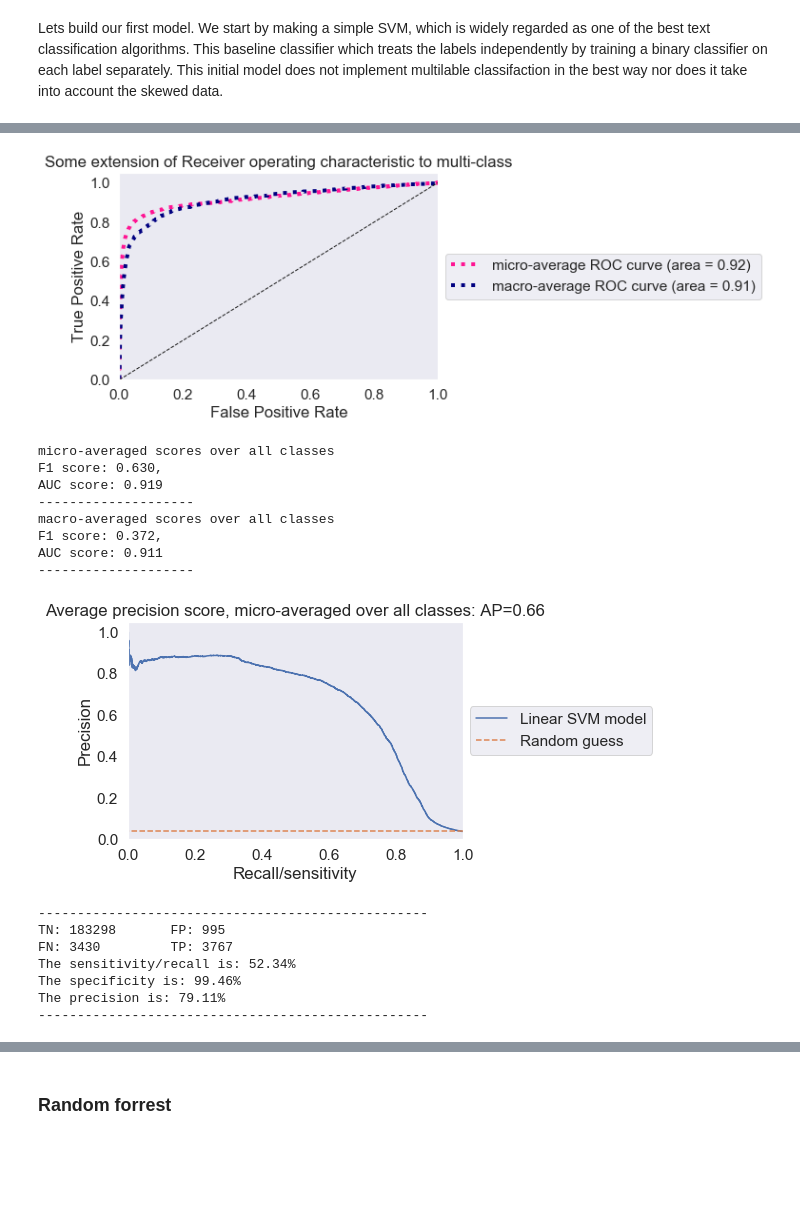
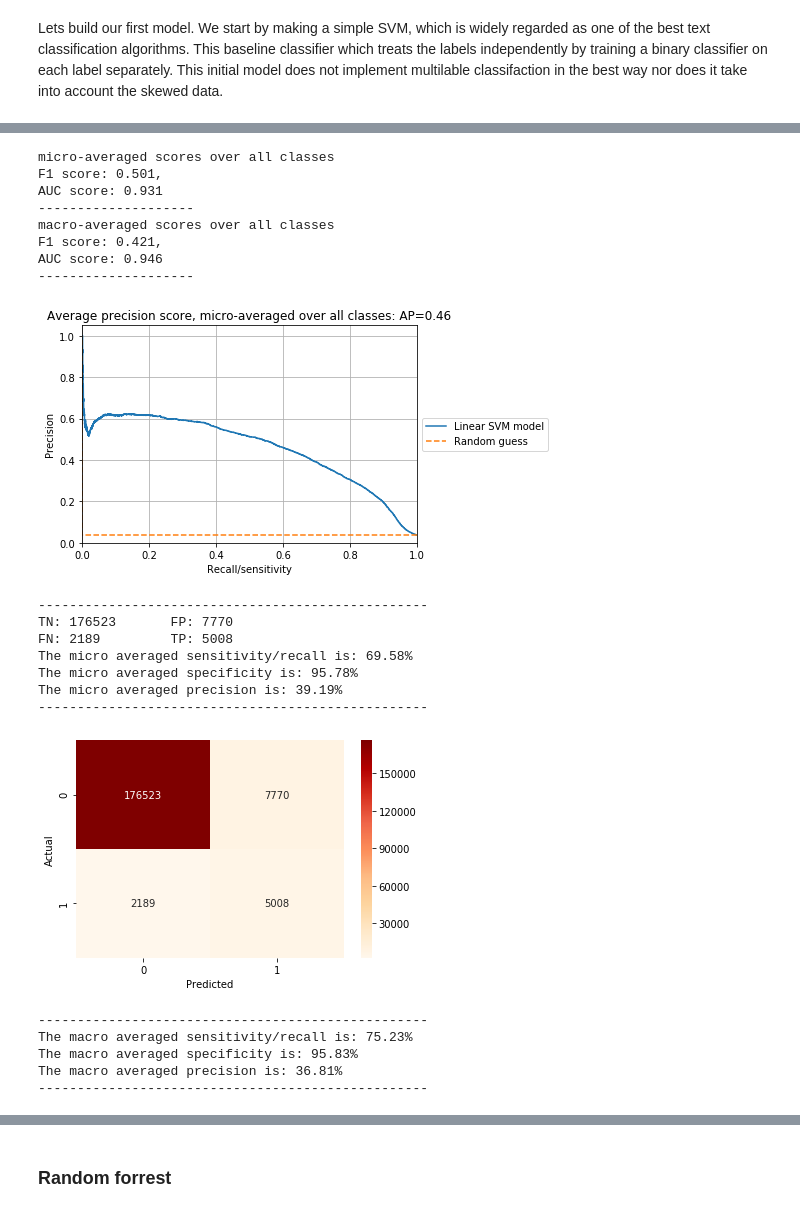
Before and after one commit to peturjokull/Gervigreind-Lokaverkefni, a Jupyter notebook: numi.ipynb, the cells around one changed output, grey strips where cells are left out. Drawn from its saved outputs; the diff is of its cells as text; code cells hidden in the pictures; blank space fills up the shorter version.

```diff
--- a/numi.ipynb
+++ b/numi.ipynb
@@ -143,7 +176,7 @@ def get_row_accuracy(y_true, y_pred):
     return np.average(np.where(acc == 6, 1, 0), axis = 0)
 
 n,m = y_train_np.shape
-y_pred = np.zeros(n)
+y_pred_mat = np.zeros((n,m))
 
 rowindx, colindx = np.nonzero(y_train_np)
 rwi = np.unique(rowindx)
@@ -156,5 +189,9 @@ rwi = np.unique(rowindx)
 # #     print('-'*100)
 
 print('All-zero guess row accuracy on data is: {:.2%}'.format(get_row_accuracy(y_train_np, y_pred_mat)))
+mat = confusion_matrix(y_train_np.ravel(), y_pred_mat.ravel())
+fpr, tpr, _ = roc_curve(y_train_np.ravel(), y_pred_mat.ravel())
+roc_auc = auc(fpr, tpr)
+print(roc_auc)
 # %% [output]
 All-zero guess row accuracy on data is: 89.89%
@@ -420,22 +480,18 @@ Giving the validation accuracy: 90.61%
 # %%
 %%time
-def vectorize_data(X_train_):
-    vectorizer = CountVectorizer( max_df=0.95, min_df=2, max_features = None, stop_words='english')
-    tfidf_transformer = TfidfTransformer()
-    X_train_counts = vectorizer.fit_transform(X_train_.ravel())
-    X_train_tfidf = tfidf_transformer.fit_transform(X_train_counts)
-    return X_train_tfidf, vectorizer
 
 # Tekur ca 8min að keyra á 50þus train size
+# Tekur ca 2min að keyra á 15þus train size
+
+train_size = 15000
 print('Training size', train_size)
 print('Using optimal C: {}'.format(linearOptC))
 
-train_size = 15000
 X_train_reduced, y_train_reduced = data_subsample_asserts_two_classes(X_train_np, y_train_np, train_size)
 X_train_reduced, vectorizer = vectorize_data(X_train_reduced)
 
 x_test_unrvld = vectorizer.transform(X_test_np.ravel())
-clf = OneVsRestClassifier(SVC(C = linearOptC, kernel = 'linear'))
+clf = OneVsRestClassifier(SVC(C = linearOptC, kernel = 'linear', class_weight = 'balanced'))
 clf.fit(X_train_reduced, y_train_reduced)
 
 y_pred_linear = clf.predict(vectorizer.transform(X_test_np.ravel()))
@@ -447,5 +503,7 @@ y_scores_linear = clf.decision_function(vectorizer.transform(X_test_np.ravel()))
 plot_prec_recall(y_test_np, y_scores_linear, y_pred_linear, label_='Linear SVM model')
 totals_mat = confusion_matrix(y_test_np.ravel(), y_pred_linear.ravel())
 plot_conf_mat(totals_mat)
+calc_scores(y_test_np, y_pred_linear)
+
 plot_roc_curve(y_test_np, y_scores_linear, show_all_classes = False)
 # %% [output]
@@ -469,23 +539,29 @@ Wall time: 2min 4s
 # %%
-plot_roc_curve(y_test_np, y_scores_linear, show_all_classes = False)
 plot_prec_recall(y_test_np, y_scores_linear, y_pred_linear, label_='Linear SVM model')
 totals_mat = confusion_matrix(y_test_np.ravel(), y_pred_linear.ravel())
 plot_conf_mat(totals_mat)
+calc_scores(y_test_np, y_pred_linear)
+plot_roc_curve(y_test_np, y_scores_linear, show_all_classes = False)
 # %% [output]
+micro-averaged scores over all classes
+F1 score: 0.501,
+AUC score: 0.931
+--------------------
+macro-averaged scores over all classes
+F1 score: 0.421,
+AUC score: 0.946
+--------------------
-[figure, old version]
+[figure, new version]
-micro-averaged scores over all classes
-F1 score: 0.630,
-AUC score: 0.919
---------------------
-macro-averaged scores over all classes
-F1 score: 0.372,
-AUC score: 0.911
---------------------
+--------------------------------------------------
+TN: 176523       FP: 7770
+FN: 2189         TP: 5008
+The micro averaged sensitivity/recall is: 69.58%
+The micro averaged specificity is: 95.78%
+The micro averaged precision is: 39.19%
+--------------------------------------------------
-[figure, old version]
+[figure, new version]
---------------------------------------------------
-TN: 183298       FP: 995
-FN: 3430         TP: 3767
-The sensitivity/recall is: 52.34%
-The specificity is: 99.46%
-The precision is: 79.11%
---------------------------------------------------
+--------------------------------------------------
+The macro averaged sensitivity/recall is: 75.23%
+The macro averaged specificity is: 95.83%
+The macro averaged precision is: 36.81%
+--------------------------------------------------
```
Also changed, not shown: parts of 20 cells of this notebook.
